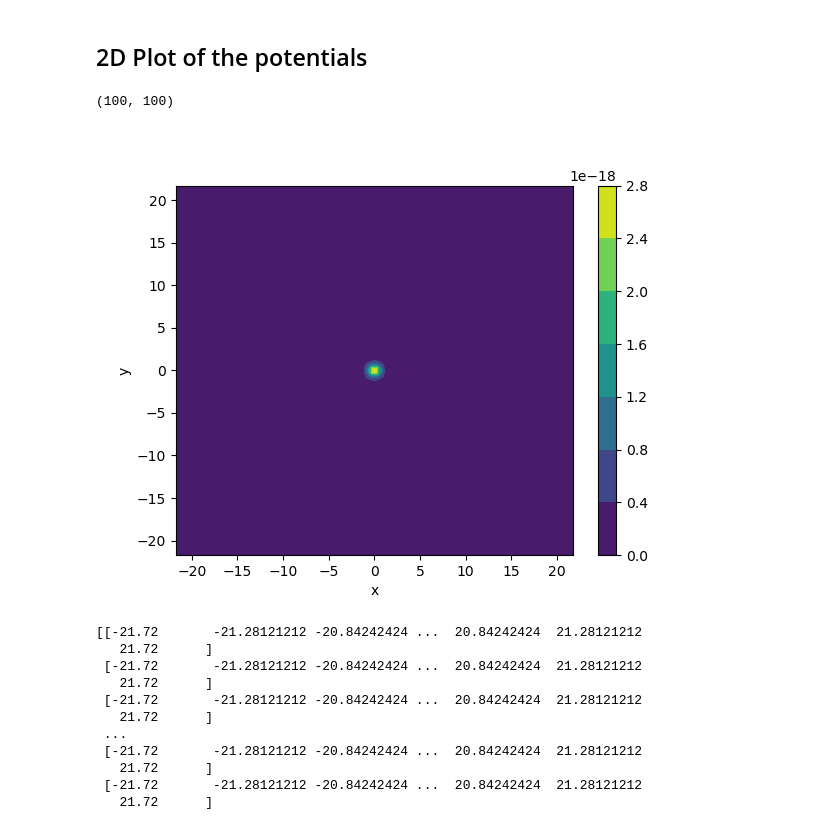
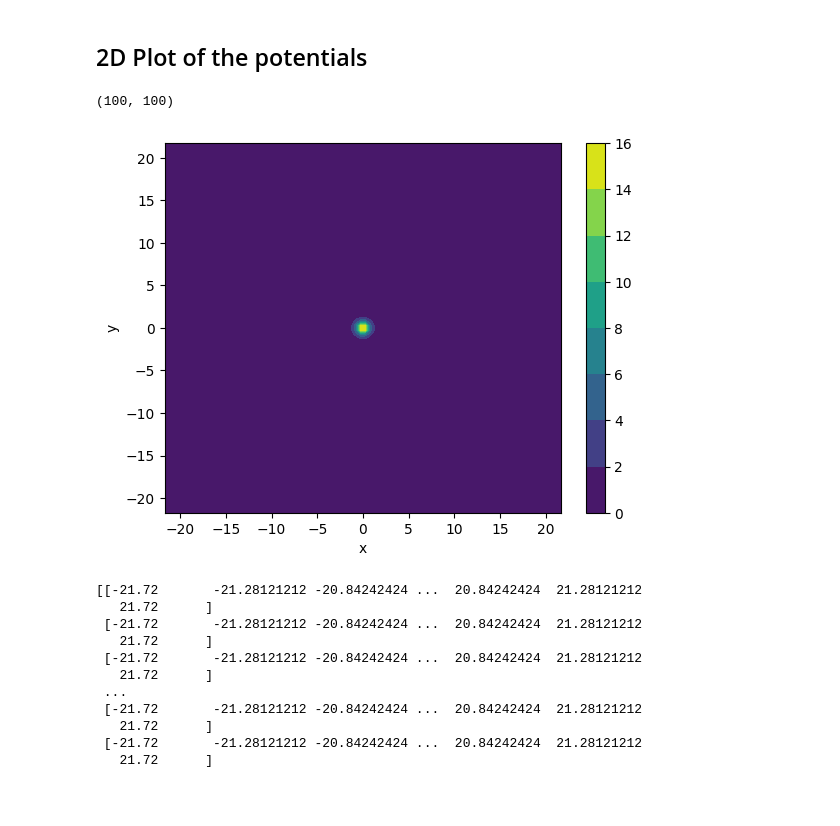
Before and after one commit to Ncanale/Channeling_Potential, a Jupyter notebook: potential_plot.ipynb, the cells around one changed output. Cells and saved outputs as stored; diff of their text form; code cells hidden in the pictures; blank space fills up the shorter version.

```diff
--- a/potential_plot.ipynb
+++ b/potential_plot.ipynb
@@ -89,35 +89,35 @@ def U_DT_2D(x, y):
     return U*k
 nat =4
 # Definisci il range di x e y
 x = np.linspace(-nat*d_at, nat*d_at, 100)
 y = np.linspace(-nat*d_at, nat*d_at, 100)
 
 # Crea una griglia di coordinate x e y
 X, Y = np.meshgrid(x, y)
 
 # Calcola il valore del potenziale in ogni punto della griglia
-U_2D = U_DT_2D(X, Y)
+U_2D = U_DT_2D(X, Y)/e
 print(U_2D.shape)
 #Z = [U_DT_2D(X+j*d_at, Y+j*d_at) for j in range (-nat,nat)]
 
 #U_2D = [U_DT_2D(x+j*d_at, y+j*d_at) for j in range (-nat,nat)]
 #U_2D_sum = sum(U_2D)/e
 #U_2D_sum = U_2D_sum - min(U_2D_sum)
 # [-0,8,0,8]
 n=20
 levels = [ i*(U_2D.max()-U_2D.min())/n for i in range (-n,n)]
 #print (levels)
 # Crea il grafico
 # plt.imshow(Z, extent=[x.min(), x.max(), y.min(), y.max()], cmap='inferno')
 plt.contourf(x,y,U_2D)
 
 plt.colorbar()
 plt.xlabel('x')
 plt.ylabel('y')
 plt.show()
 # %% [output]
 (100, 100)
-[figure, old version]
+[figure, new version]
 # %%
 # Definisci la funzione del potenziale
 
```
Also changed, not shown: parts of 3 cells of this notebook.
